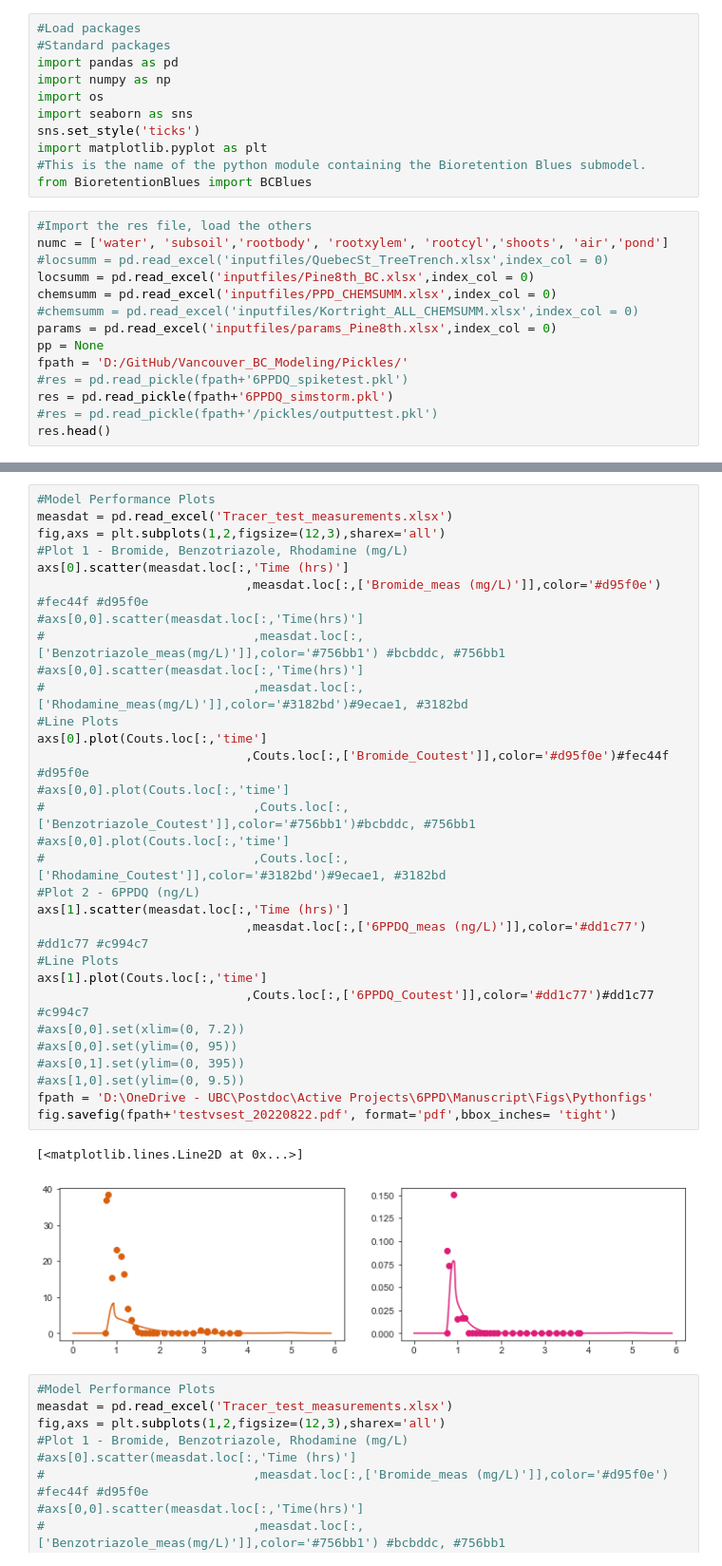
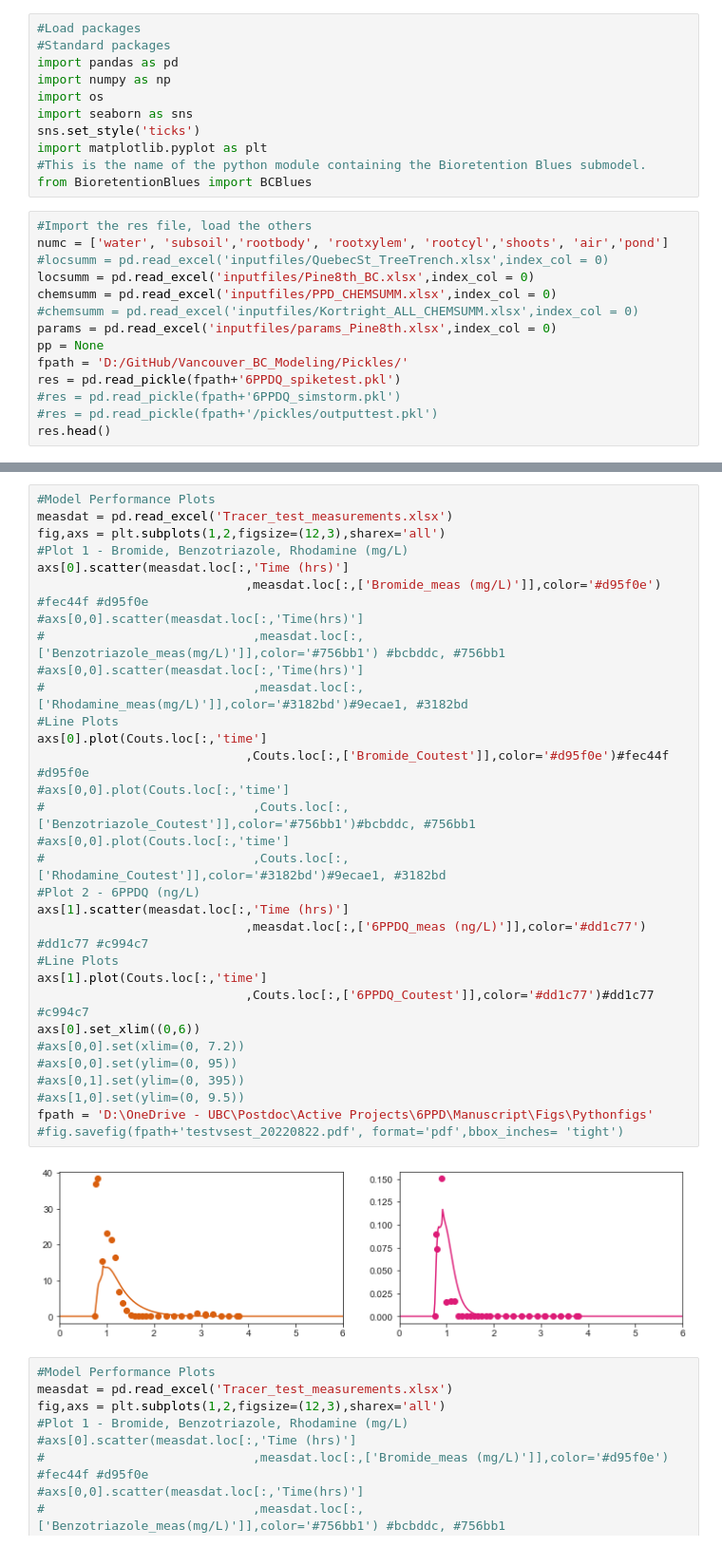
Before and after one commit to tfmrodge/SubsurfaceSinks, a Jupyter notebook: Pine & 8th BC Plotting.ipynb, the cells around one changed output, grey strips where cells are left out. Shown at 95% size. Drawn from its saved outputs; the diff is of its cells as text.

```diff
--- a/Pine & 8th BC Plotting.ipynb
+++ b/Pine & 8th BC Plotting.ipynb
@@ -21,8 +21,8 @@ chemsumm = pd.read_excel('inputfiles/PPD_CHEMSUMM.xlsx',index_col = 0)
 params = pd.read_excel('inputfiles/params_Pine8th.xlsx',index_col = 0)
 pp = None
 fpath = 'D:/GitHub/Vancouver_BC_Modeling/Pickles/'
-#res = pd.read_pickle(fpath+'6PPDQ_spiketest.pkl')
-res = pd.read_pickle(fpath+'6PPDQ_simstorm.pkl')
+res = pd.read_pickle(fpath+'6PPDQ_spiketest.pkl')
+#res = pd.read_pickle(fpath+'6PPDQ_simstorm.pkl')
 #res = pd.read_pickle(fpath+'/pickles/outputtest.pkl')
 res.head()
 # %% [output]
@@ -66,36 +75,36 @@ Couts.head()
 # %%
 #Model Performance Plots
 measdat = pd.read_excel('Tracer_test_measurements.xlsx')
 fig,axs = plt.subplots(1,2,figsize=(12,3),sharex='all')
 #Plot 1 - Bromide, Benzotriazole, Rhodamine (mg/L)
 axs[0].scatter(measdat.loc[:,'Time (hrs)']
                             ,measdat.loc[:,['Bromide_meas (mg/L)']],color='#d95f0e') #fec44f #d95f0e
 #axs[0,0].scatter(measdat.loc[:,'Time(hrs)']
 #                            ,measdat.loc[:,['Benzotriazole_meas(mg/L)']],color='#756bb1') #bcbddc, #756bb1
 #axs[0,0].scatter(measdat.loc[:,'Time(hrs)']
 #                            ,measdat.loc[:,['Rhodamine_meas(mg/L)']],color='#3182bd')#9ecae1, #3182bd
 #Line Plots
 axs[0].plot(Couts.loc[:,'time']
                             ,Couts.loc[:,['Bromide_Coutest']],color='#d95f0e')#fec44f #d95f0e
 #axs[0,0].plot(Couts.loc[:,'time']
 #                            ,Couts.loc[:,['Benzotriazole_Coutest']],color='#756bb1')#bcbddc, #756bb1
 #axs[0,0].plot(Couts.loc[:,'time']
 #                            ,Couts.loc[:,['Rhodamine_Coutest']],color='#3182bd')#9ecae1, #3182bd
 #Plot 2 - 6PPDQ (ng/L)
 axs[1].scatter(measdat.loc[:,'Time (hrs)']
                             ,measdat.loc[:,['6PPDQ_meas (ng/L)']],color='#dd1c77') #dd1c77 #c994c7
 #Line Plots
 axs[1].plot(Couts.loc[:,'time']
                             ,Couts.loc[:,['6PPDQ_Coutest']],color='#dd1c77')#dd1c77 #c994c7
+axs[0].set_xlim((0,6))
 #axs[0,0].set(xlim=(0, 7.2))
 #axs[0,0].set(ylim=(0, 95))
 #axs[0,1].set(ylim=(0, 395))
 #axs[1,0].set(ylim=(0, 9.5))
 fpath = 'D:\OneDrive - UBC\Postdoc\Active Projects\6PPD\Manuscript\Figs\Pythonfigs'
-fig.savefig(fpath+'testvsest_20220822.pdf', format='pdf',bbox_inches= 'tight')
+#fig.savefig(fpath+'testvsest_20220822.pdf', format='pdf',bbox_inches= 'tight')
 # %% [output]
-[<matplotlib.lines.Line2D at 0x...>]
-[figure, old version]
+[figure, new version]
 # %%
 #Model Performance Plots
 measdat = pd.read_excel('Tracer_test_measurements.xlsx')
```
Also changed, not shown: parts of 8 cells of this notebook, 17 other files.
